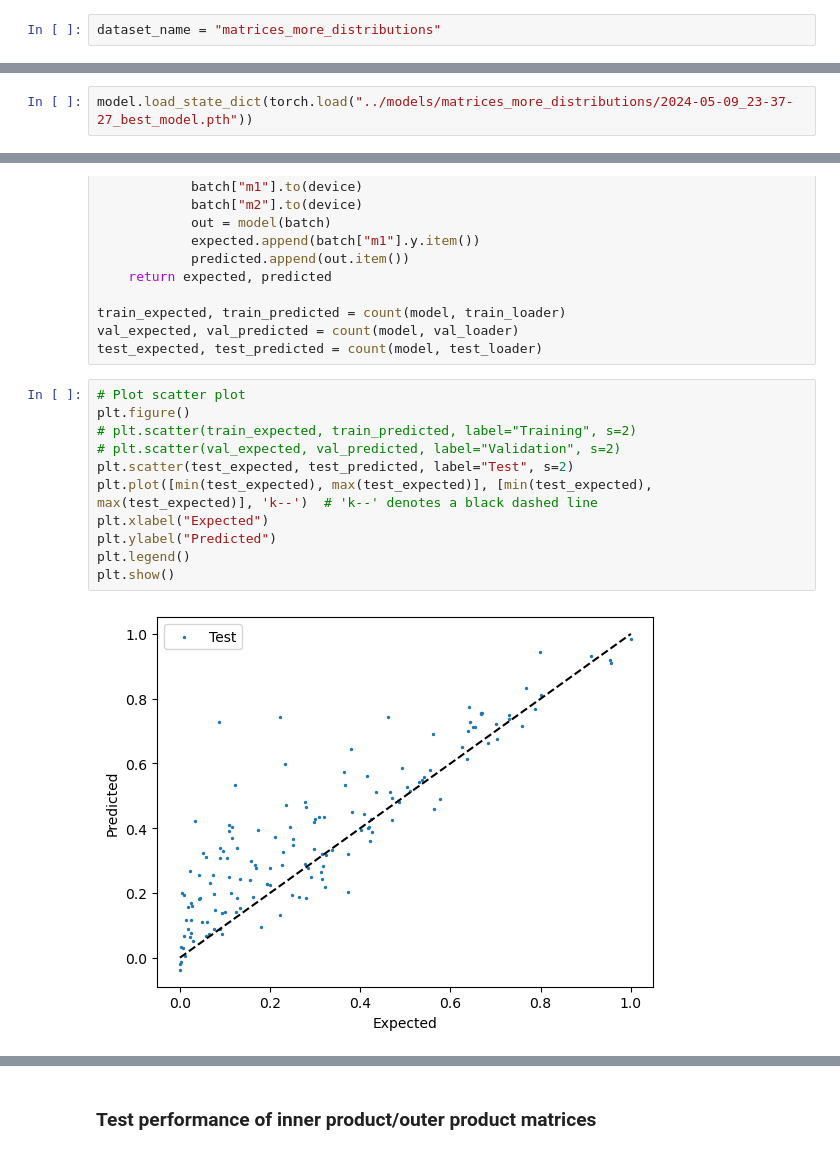
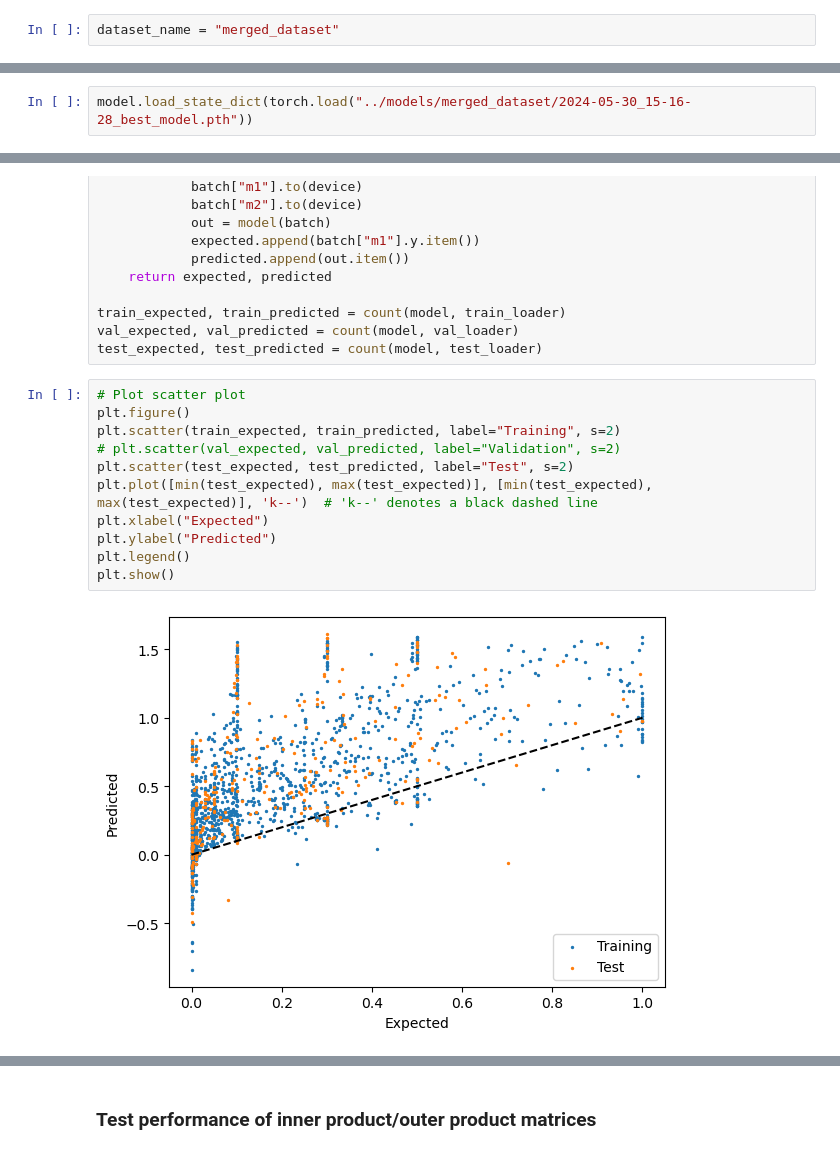
Before and after one commit to CharliePu/SparseMatrixDensity, a Jupyter notebook: GCNModel/evaluate.ipynb, the cells around one changed output, grey strips where cells are left out. Saved outputs shown, nothing was run; the diff lists cells and outputs as text.

```diff
--- a/GCNModel/evaluate.ipynb
+++ b/GCNModel/evaluate.ipynb
@@ -16,5 +22,5 @@ from dataset import SparseMatrixDataset
 # %%
-dataset_name = "matrices_more_distributions"
+dataset_name = "merged_dataset"
 # %%
 class GCN_NET(nn.Module):
     def __init__(self, features, classes):
@@ -100,6 +106,6 @@ Read matrix results from ../dataset/csv/matrices_more_distributions.csv
 Dataset info: Features=16, Classes=1
 # %%
-model.load_state_dict(torch.load("../models/matrices_more_distributions/2024-05-09_23-37-27_best_model.pth"))
+model.load_state_dict(torch.load("../models/merged_dataset/2024-05-30_15-16-28_best_model.pth"))
 # %% [output]
 <All keys matched successfully>
 # %%
@@ -123,16 +129,16 @@ test_expected, test_predicted = count(model, test_loader)
 # %%
 # Plot scatter plot
 plt.figure()
-# plt.scatter(train_expected, train_predicted, label="Training", s=2)
+plt.scatter(train_expected, train_predicted, label="Training", s=2)
 # plt.scatter(val_expected, val_predicted, label="Validation", s=2)
 plt.scatter(test_expected, test_predicted, label="Test", s=2)
 plt.plot([min(test_expected), max(test_expected)], [min(test_expected), max(test_expected)], 'k--')  # 'k--' denotes a black dashed line
 plt.xlabel("Expected")
 plt.ylabel("Predicted")
 plt.legend()
 plt.show()
 # %% [output]
-[figure, old version]
+[figure, new version]
 # %%
 # Draw histogram from the data(nnz density distirbution)
 plt.figure()
```
Also changed, not shown: parts of 4 cells of this notebook, 13 other files.
